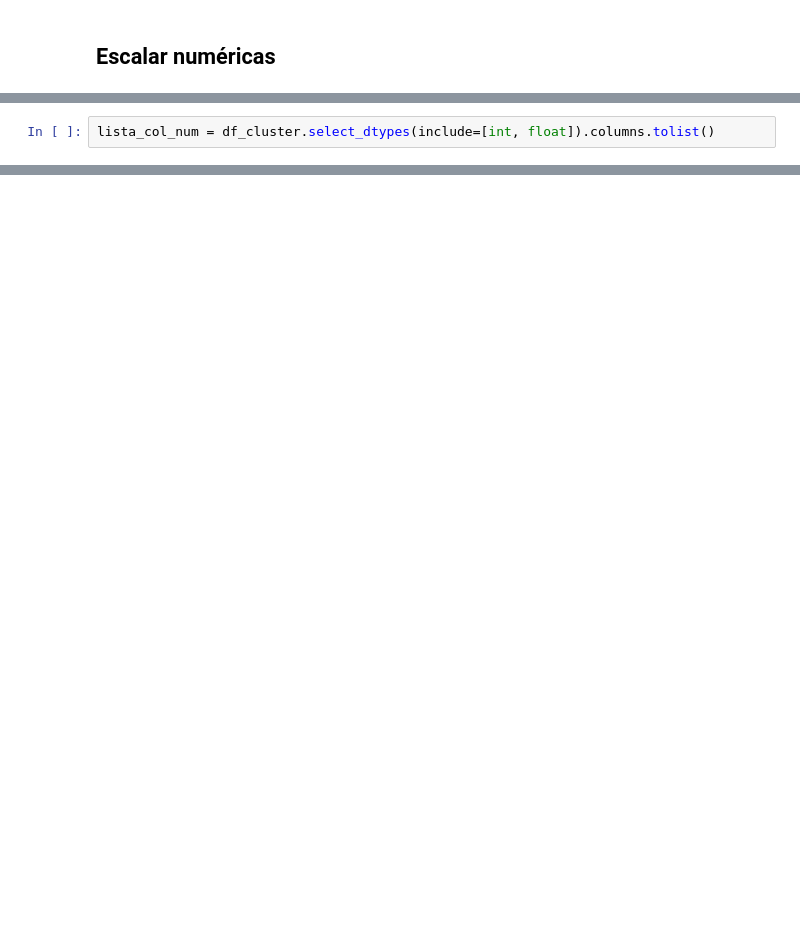
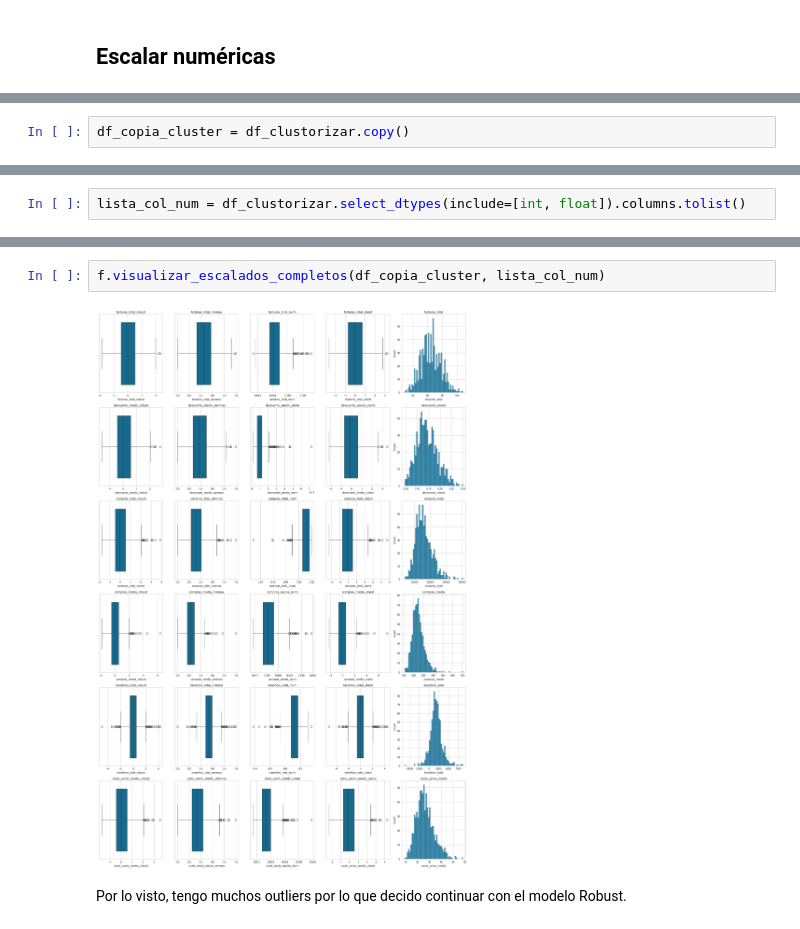
Before and after one commit to ngcarvajall/Proyecto9_Clustering_Regresion, a Jupyter notebook: Notebooks/EDA.ipynb, the cells around one changed output, grey strips where cells are left out. Drawn from its saved outputs; the diff is of its cells as text; blank space fills up the shorter version.

Commit message:
cluster

```diff
--- a/Notebooks/EDA.ipynb
+++ b/Notebooks/EDA.ipynb
@@ -506,0 +520,2 @@ df_clustorizar.head()
+# %%
+df_copia_cluster = df_clustorizar.copy()
@@ -507,2 +532,2 @@ df_clustorizar.head()
 # %%
-lista_col_num = df_cluster.select_dtypes(include=[int, float]).columns.tolist()
+lista_col_num = df_clustorizar.select_dtypes(include=[int, float]).columns.tolist()
@@ -508,0 +555,6 @@ lista_col_num = df_cluster.select_dtypes(include=[int, float]).columns.tolist()
+# %%
+f.visualizar_escalados_completos(df_copia_cluster, lista_col_num)
+# %% [output]
+[figure, added]
+# %% [markdown]
+Por lo visto, tengo muchos outliers por lo que decido continuar con el modelo Robust.
```
Also changed, not shown: parts of 44 cells of this notebook, 1 other file.
